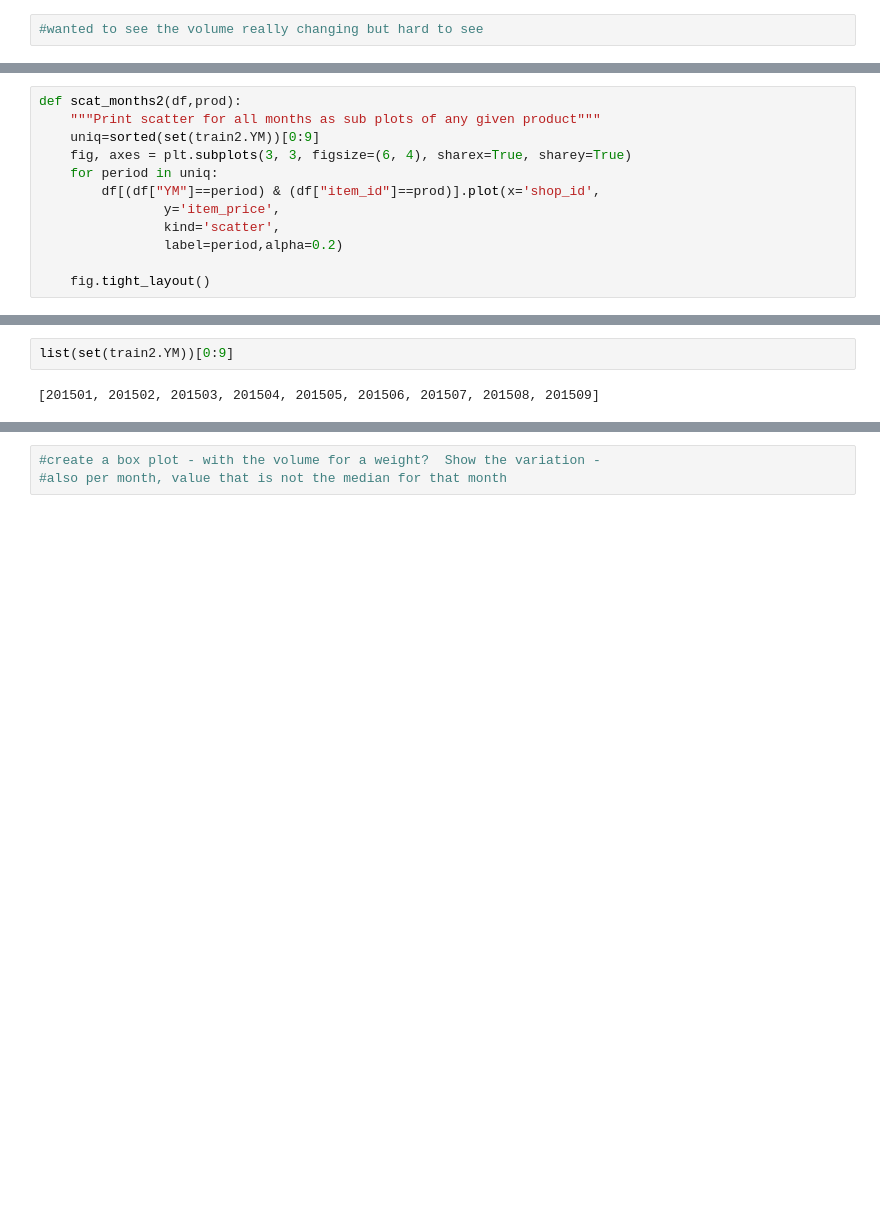
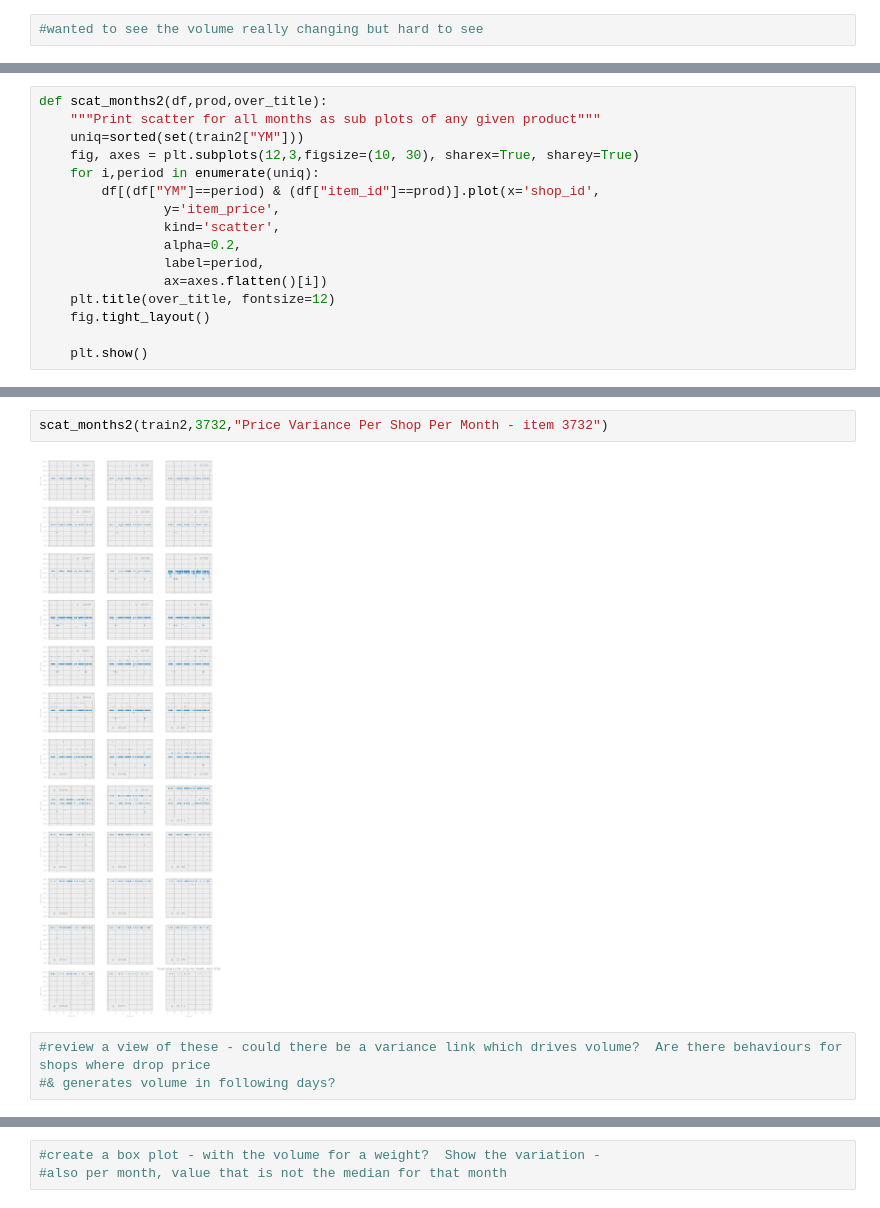
Before and after one commit to jamesoliver1981/Future_Sales, a Jupyter notebook: jupyter/EDA_J2_04_Price_variation.ipynb, the cells around one changed output, grey strips where cells are left out. Cells and saved outputs as stored; diff of their text form; blank space fills up the shorter version.

Commit message:
Updating EDA on price and sales patterns

```diff
--- a/jupyter/EDA_J2_04_Price_variation.ipynb
+++ b/jupyter/EDA_J2_04_Price_variation.ipynb
@@ -111,12 +87,16 @@ def scat_months(df,prod):
 # %%
-def scat_months2(df,prod):
+def scat_months2(df,prod,over_title):
     """Print scatter for all months as sub plots of any given product"""
-    uniq=sorted(set(train2.YM))[0:9]
-    fig, axes = plt.subplots(3, 3, figsize=(6, 4), sharex=True, sharey=True)
-    for period in uniq:
+    uniq=sorted(set(train2["YM"]))
+    fig, axes = plt.subplots(12,3,figsize=(10, 30), sharex=True, sharey=True)
+    for i,period in enumerate(uniq):
         df[(df["YM"]==period) & (df["item_id"]==prod)].plot(x='shop_id',
                 y='item_price',
                 kind='scatter',
-                label=period,alpha=0.2)
+                alpha=0.2,
+                label=period,
+                ax=axes.flatten()[i])
+    plt.title(over_title, fontsize=12)
+    fig.tight_layout()
 
-    fig.tight_layout()
+    plt.show()
@@ -173,4 +103,7 @@ scat_months(train2,3732)
-# %%
-list(set(train2.YM))[0:9]
-# %% [output]
-[201501, 201502, 201503, 201504, 201505, 201506, 201507, 201508, 201509]
+# %%
+scat_months2(train2,3732,"Price Variance Per Shop Per Month - item 3732")
+# %% [output]
+[figure, added]
+# %%
+#review a view of these - could there be a variance link which drives volume?  Are there behaviours for shops where drop price
+#& generates volume in following days?
```
Also changed, not shown: parts of 9 cells of this notebook.
